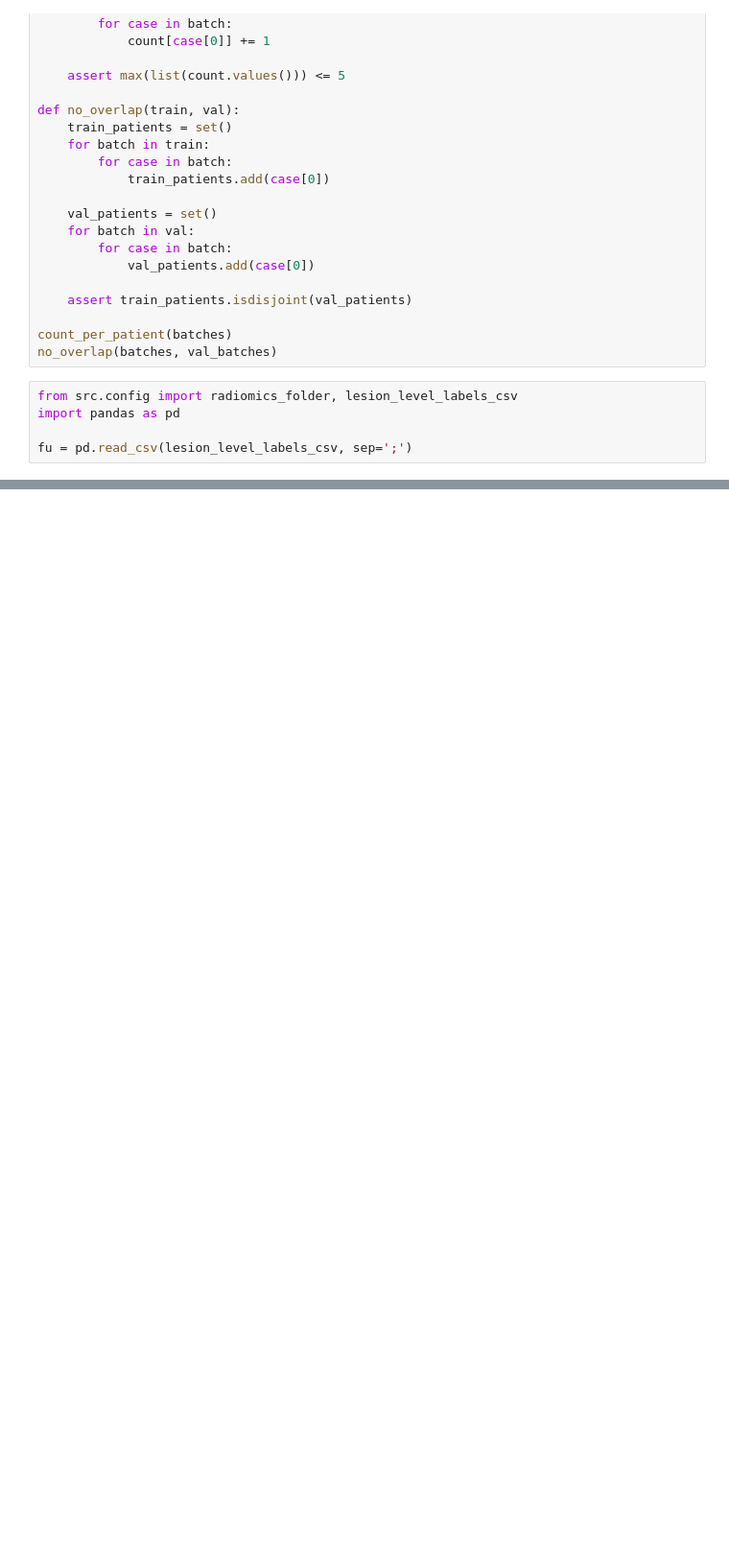
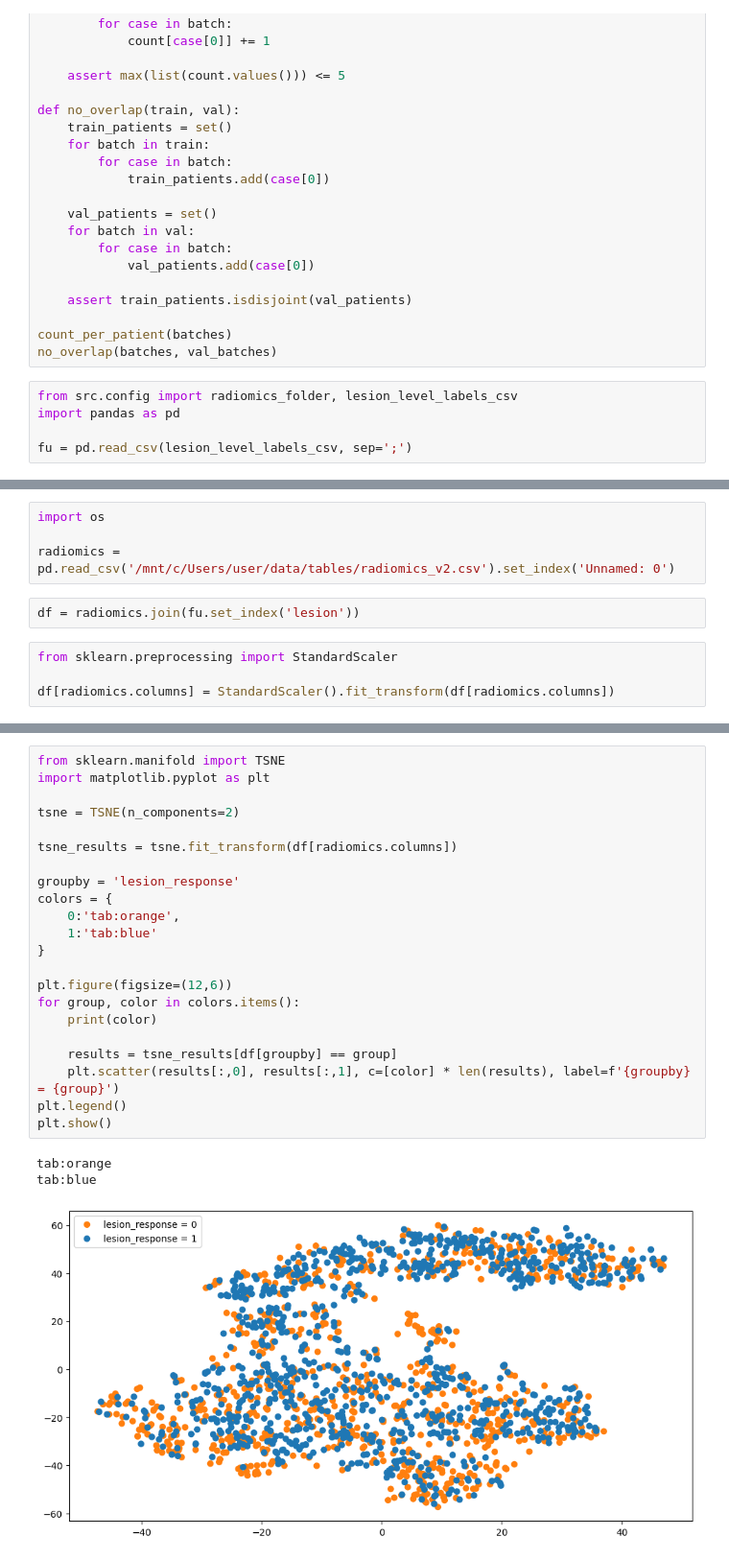
Before and after one commit to RensterMaat/premium_dl_ct, a Jupyter notebook: 01_explore.ipynb, the cells around one changed output, grey strips where cells are left out. Shown at 96% size. Drawn from its saved outputs; the diff is of its cells as text; blank space fills up the shorter version.

```diff
--- a/01_explore.ipynb
+++ b/01_explore.ipynb
@@ -441,0 +437,10 @@ array(['umcu', 'maxima', 'amphia', 'isala', 'lumc', 'mst', 'vumc',
+# %%
+import os
+
+radiomics = pd.read_csv('/mnt/c/Users/user/data/tables/radiomics_v2.csv').set_index('Unnamed: 0')
+# %%
+df = radiomics.join(fu.set_index('lesion'))
+# %%
+from sklearn.preprocessing import StandardScaler
+
+df[radiomics.columns] = StandardScaler().fit_transform(df[radiomics.columns])
@@ -441,0 +463,26 @@ array(['umcu', 'maxima', 'amphia', 'isala', 'lumc', 'mst', 'vumc',
+# %%
+from sklearn.manifold import TSNE
+import matplotlib.pyplot as plt
+
+tsne = TSNE(n_components=2)
+
+tsne_results = tsne.fit_transform(df[radiomics.columns])
+
+groupby = 'lesion_response'
+colors = {
+    0:'tab:orange',
+    1:'tab:blue'
+}
+
+plt.figure(figsize=(12,6))
+for group, color in colors.items():
+    print(color)
+
+    results = tsne_results[df[groupby] == group]
+    plt.scatter(results[:,0], results[:,1], c=[color] * len(results), label=f'{groupby} = {group}')
+plt.legend()
+plt.show()
+# %% [output]
+tab:orange
+tab:blue
+[figure, added]
```
Also changed, not shown: parts of 4 cells of this notebook, 2 other files.
